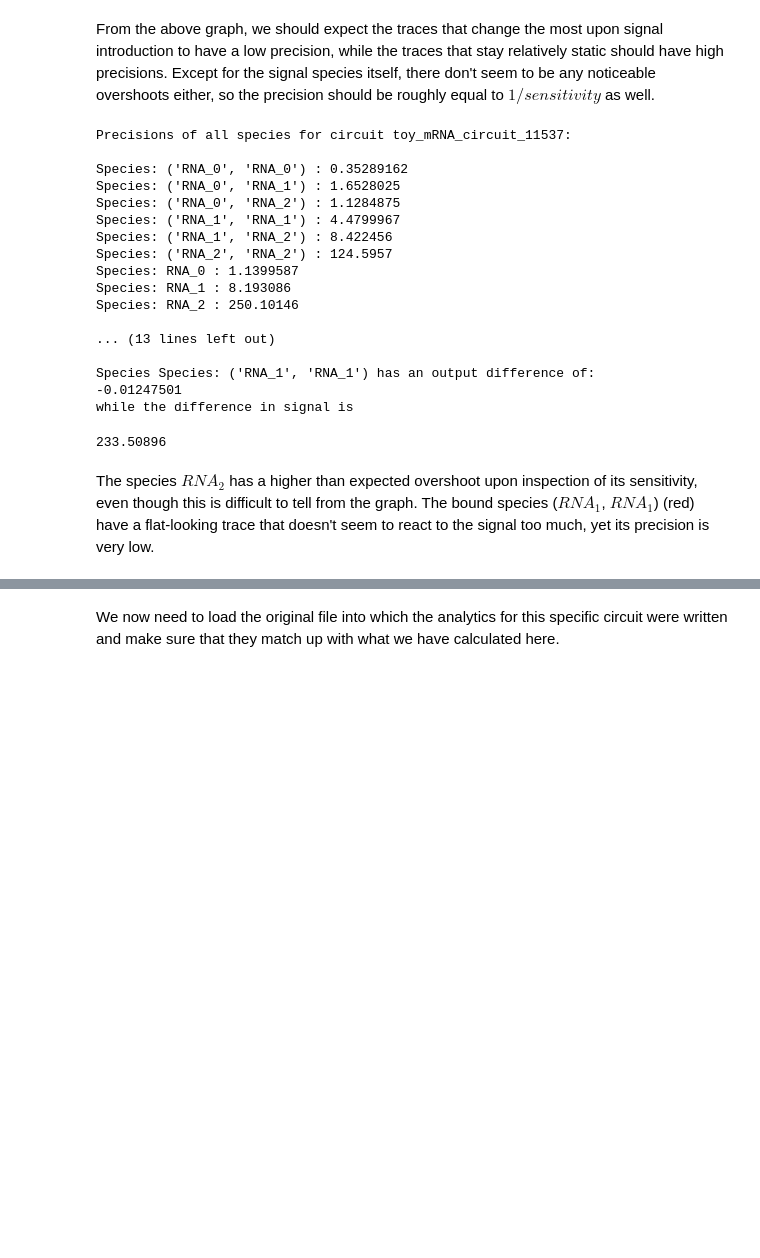
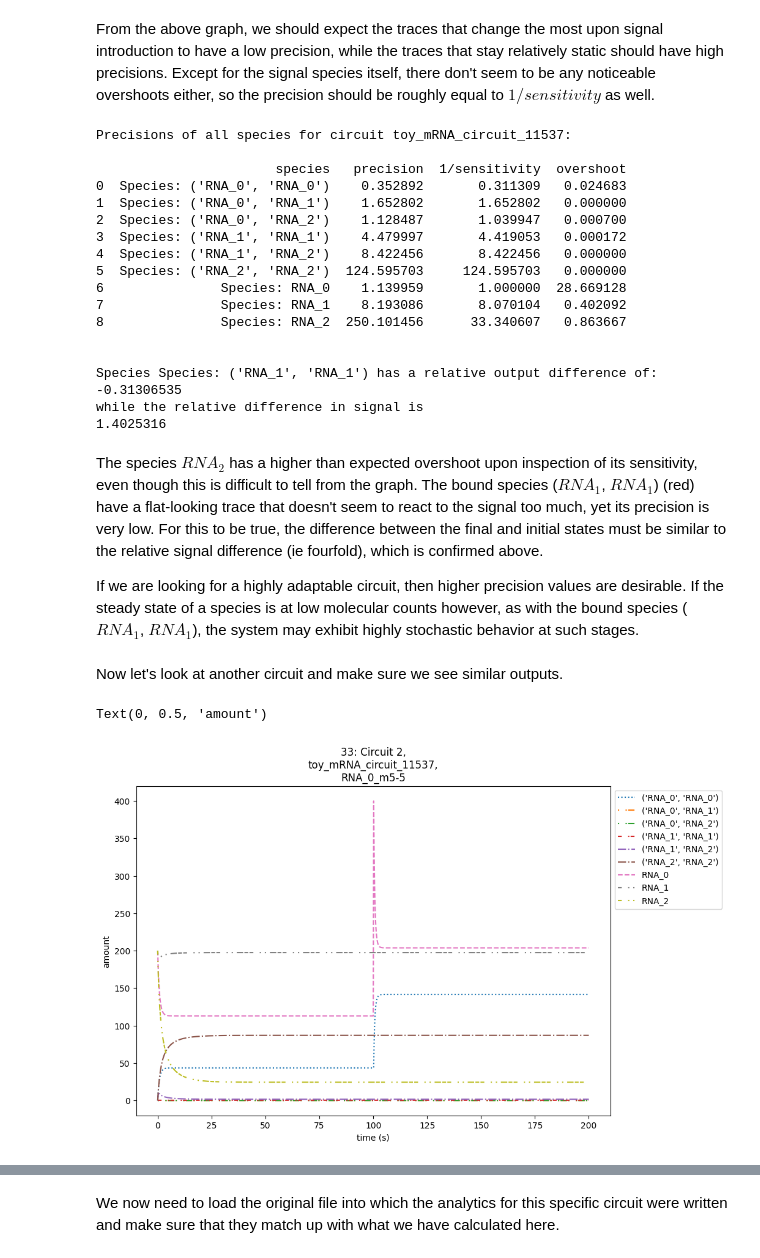
Before and after one commit to olive004/synbio_morpher, a Jupyter notebook: notebooks/15_circuit_case_study.ipynb, the cells around one changed output, grey strips where cells are left out. Drawn from its saved outputs; the diff is of its cells as text; code cells hidden in the pictures; blank space fills up the shorter version.

```diff
--- a/notebooks/15_circuit_case_study.ipynb
+++ b/notebooks/15_circuit_case_study.ipynb
@@ -473,7 +438,7 @@ ns = b_copynumbers.shape[1]
 for i, ls in enumerate(line_styles):
     s = (int((i * ns)/len(line_styles)), int((i * ns + ns)/len(line_styles)))
     plt.plot(np.concatenate([tss, tyy + tss[-1]]),
-            np.concatenate([b_copynumbers[chosen_circuit_idx].T, b_new_copynumbers[chosen_circuit_idx].T])[tdisplay[0]:tdisplay[1], s[0]:s[1]],
+            np.concatenate([b_copynumbers[chosen_circuit_idx].T, b_new_copynumbers[chosen_circuit_idx].T])[:, s[0]:s[1]],
             linestyle=ls)
 circ_type = 'Circuit 2' if circuits[chosen_circuit_idx] in circuits2 else 'Circuit 1'
 plt.title(f'{chosen_circuit_idx}: {circ_type},\n{circuits[chosen_circuit_idx].name},\n{circuits[chosen_circuit_idx].subname}')
@@ -489,37 +454,63 @@ From the above graph, we should expect the traces that change the most upon sign
 # %%
 print(f'Precisions of all species for circuit {circuits[chosen_circuit_idx].name}: \n')
 
-[print(s, ':', p) for s, p in zip(circuits[chosen_circuit_idx].model.species, df_calculated41['precision_wrt_species-6'].to_numpy())]
-
-
-print(f'\n\n1 / sensitivity: \n')
-[print(s, ':', p) for s, p in zip(circuits[chosen_circuit_idx].model.species,
-                                  1 / df_calculated41['sensitivity_wrt_species-6'].to_numpy())]
+print(pd.DataFrame(data=zip(circuits[chosen_circuit_idx].model.species, df_calculated_specific['precision_wrt_species-6'].to_numpy(),
+                      1 / df_calculated_specific['sensitivity_wrt_species-6'].to_numpy(), df_calculated_specific['overshoot']),
+                 columns=['species', 'precision', '1/sensitivity', 'overshoot']))
 
 weird_species_idx = 3
 output_diff = b_new_copynumbers[chosen_circuit_idx, :, -1] - b_new_copynumbers[chosen_circuit_idx, :, 0]
-print(f'\n\nSpecies {circuits[chosen_circuit_idx].model.species[weird_species_idx]} has an output difference of:')
-print(output_diff[weird_species_idx])
-print(f'while the difference in signal is ')
-b_new_copynumbers[chosen_circuit_idx, signal_species_idx, 1] - b_new_copynumbers[chosen_circuit_idx, signal_species_idx, 0]
+print(f'\n\nSpecies {circuits[chosen_circuit_idx].model.species[weird_species_idx]} has a relative output difference of:')
+print(output_diff[weird_species_idx]/b_new_copynumbers[chosen_circuit_idx, weird_species_idx, 0])
+print(f'while the relative difference in signal is ')
+print((b_new_copynumbers[chosen_circuit_idx, signal_species_idx, 1] - b_new_copynumbers[chosen_circuit_idx, signal_species_idx, 0])/b_new_copynumbers[chosen_circuit_idx, signal_species_idx, 0])
 # %% [output]
 Precisions of all species for circuit toy_mRNA_circuit_11537:
 
-Species: ('RNA_0', 'RNA_0') : 0.35289162
-Species: ('RNA_0', 'RNA_1') : 1.6528025
-Species: ('RNA_0', 'RNA_2') : 1.1284875
-Species: ('RNA_1', 'RNA_1') : 4.4799967
-Species: ('RNA_1', 'RNA_2') : 8.422456
-Species: ('RNA_2', 'RNA_2') : 124.5957
-Species: RNA_0 : 1.1399587
-Species: RNA_1 : 8.193086
-Species: RNA_2 : 250.10146
+                       species   precision  1/sensitivity  overshoot
+0  Species: ('RNA_0', 'RNA_0')    0.352892       0.311309   0.024683
+1  Species: ('RNA_0', 'RNA_1')    1.652802       1.652802   0.000000
+2  Species: ('RNA_0', 'RNA_2')    1.128487       1.039947   0.000700
+3  Species: ('RNA_1', 'RNA_1')    4.479997       4.419053   0.000172
+4  Species: ('RNA_1', 'RNA_2')    8.422456       8.422456   0.000000
+5  Species: ('RNA_2', 'RNA_2')  124.595703     124.595703   0.000000
+6               Species: RNA_0    1.139959       1.000000  28.669128
+7               Species: RNA_1    8.193086       8.070104   0.402092
+8               Species: RNA_2  250.101456      33.340607   0.863667
 
-... (13 lines left out)
 
-Species Species: ('RNA_1', 'RNA_1') has an output difference of:
--0.01247501
-while the difference in signal is
+Species Species: ('RNA_1', 'RNA_1') has a relative output difference of:
+-0.31306535
+while the relative difference in signal is
+1.4025316
-233.50896
 # %% [markdown]
-The species $RNA_2$ has a higher than expected overshoot upon inspection of its sensitivity, even though this is difficult to tell from the graph. The bound species ($RNA_1$, $RNA_1$) (red) have a flat-looking trace that doesn't seem to react to the signal too much, yet its precision is very low.
+The species $RNA_2$ has a higher than expected overshoot upon inspection of its sensitivity, even though this is difficult to tell from the graph. The bound species ($RNA_1$, $RNA_1$) (red) have a flat-looking trace that doesn't seem to react to the signal too much, yet its precision is very low. For this to be true, the difference between the final and initial states must be similar to the relative signal difference (ie fourfold), which is confirmed above.
+
+If we are looking for a highly adaptable circuit, then higher precision values are desirable. If the steady state of a species is at low molecular counts however, as with the bound species ($RNA_1$, $RNA_1$), the system may exhibit highly stochastic behavior at such stages.
+# %% [markdown]
+Now let's look at another circuit and make sure we see similar outputs.
+# %%
+chosen_circuit_idx = 33
+
+df_calculated_specific = pd.DataFrame({k: v.squeeze() for k, v in b_analytics_l[chosen_circuit_idx].items() if 'first_derivative' not in k}, index=np.arange(len(b_analytics_l[chosen_circuit_idx]['RMSE'].squeeze())))
+
+fig = plt.figure(figsize=(10,7))
+fig.subplots_adjust(hspace=0.525, wspace=0.425)
+
+ax = plt.subplot(1,1,1)
+line_styles = (':', (0, (1, 5, 1)), (0, (3,5,1,1)), '-.', '--', (0, (3,5,1,3,1)))
+ns = b_copynumbers.shape[1]
+for i, ls in enumerate(line_styles):
+    s = (int((i * ns)/len(line_styles)), int((i * ns + ns)/len(line_styles)))
+    plt.plot(np.concatenate([tss, tyy + tss[-1]]),
+            np.concatenate([b_copynumbers[chosen_circuit_idx].T, b_new_copynumbers[chosen_circuit_idx].T])[:, s[0]:s[1]],
+            linestyle=ls)
+circ_type = 'Circuit 2' if circuits[chosen_circuit_idx] in circuits2 else 'Circuit 1'
+plt.title(f'{chosen_circuit_idx}: {circ_type},\n{circuits[chosen_circuit_idx].name},\n{circuits[chosen_circuit_idx].subname}')
+plt.xlabel('time (s)')
+plt.legend([s.name for s in circuits[0].model.species], loc='upper right')
+sns.move_legend(ax, 'upper left', bbox_to_anchor=(1,1))
+plt.ylabel('amount')
+# %% [output]
+Text(0, 0.5, 'amount')
+[figure, added]
```
Also changed, not shown: parts of 14 cells of this notebook, 3 other files.
